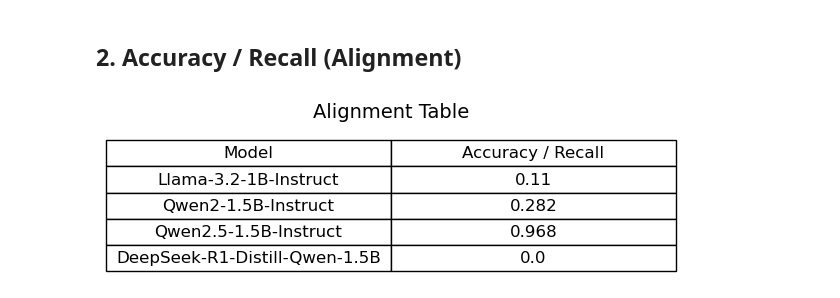
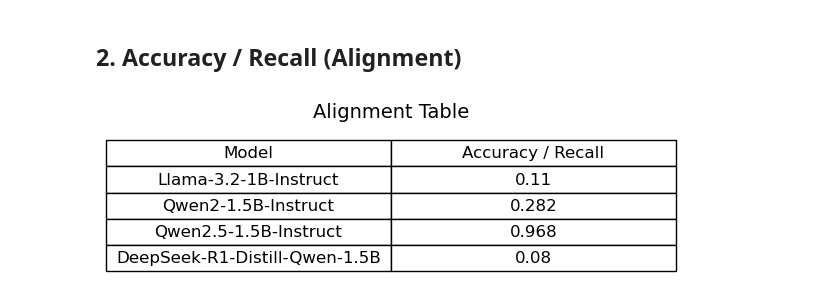
Before and after one commit to Heyikai2022/Practical-Course-Team-1, a Jupyter notebook: test_results/data_visualization.ipynb, the cells around one changed output. Cells and saved outputs as stored; diff of their text form; code cells hidden in the pictures.

```diff
--- a/test_results/data_visualization.ipynb
+++ b/test_results/data_visualization.ipynb
@@ -90,30 +105,30 @@ plt.show()
 # %%
 # Data
 # TODO: update as needed!
 models = [model for model in raw_model_data.keys()]
-accuracy_scores = [float(stats["Correctness Rate: (before check)"].replace("%", "").strip()) / 100 for stats in raw_model_data.values()]
+accuracy_scores = [float(stats["accuracy"].replace("%", "").strip()) / 100 for stats in raw_model_data.values()]
 
 # Prepare table data (including header)
 table_data = []
 for model, accuracy in zip(models, accuracy_scores):
     table_data.append([model, accuracy])
 
 # Create figure and axis
 fig, ax = plt.subplots(figsize=(6, 2))
 ax.axis('off')  # Hide the axes
 
 # Create the table
 table = ax.table(cellText=table_data,
                  colLabels=["Model", "Accuracy / Recall"],
                  cellLoc='center',
                  loc='center')
 
 table.auto_set_font_size(False)
 table.set_fontsize(12)
 table.scale(1, 2)  # Scale width and height
 
 plt.title("Alignment Table", fontsize=14, pad=20)
 plt.tight_layout()
 plt.show()
 # %% [output]
-[figure, old version]
+[figure, new version]
```
Also changed, not shown: parts of 1 cell of this notebook.
